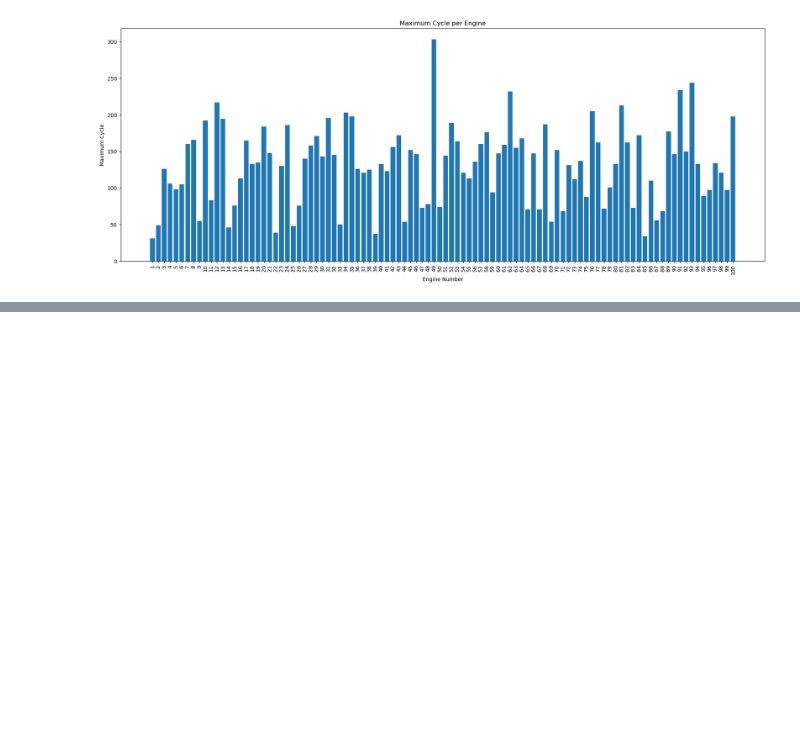
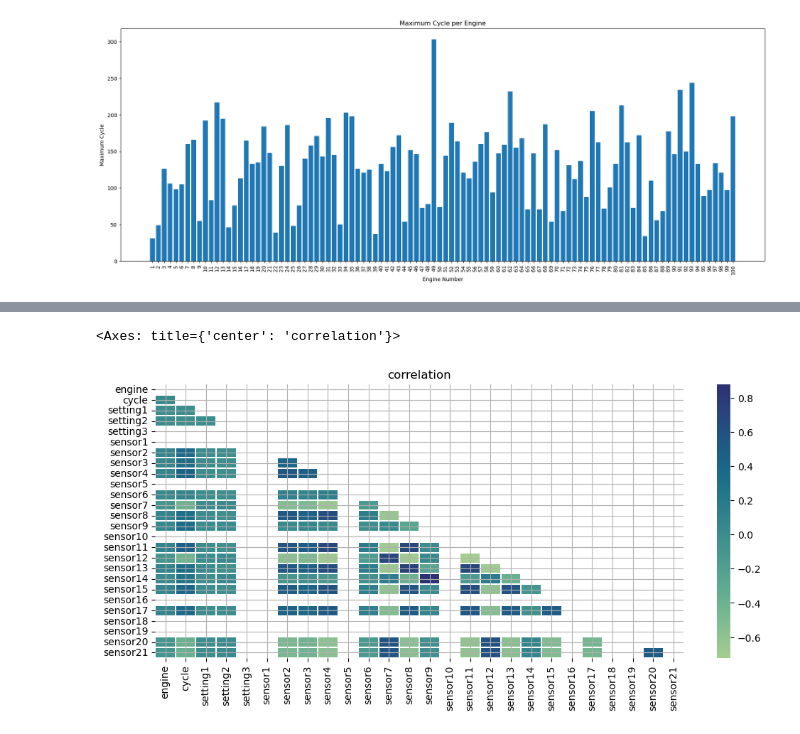
Before and after one commit to mhdnihas/NASA-Predictive-Engine-Maintenance, a Jupyter notebook: Predict_RUL.ipynb, the cells around one changed output, grey strips where cells are left out. Cells and saved outputs as stored; diff of their text form; code cells hidden in the pictures; blank space fills up the shorter version.

```diff
--- a/Predict_RUL.ipynb
+++ b/Predict_RUL.ipynb
@@ -161,0 +227,7 @@ plt.show()
+# %%
+plt.figure(figsize = (12,5))
+plt.grid() , plt.title('correlation')
+sns.heatmap(df_corr , annot=True , fmt = '0.2f' , cmap='crest' , linewidths=0.01)
+# %% [output]
+<Axes: title={'center': 'correlation'}>
+[figure, added]
```
Also changed, not shown: parts of 11 cells of this notebook.
